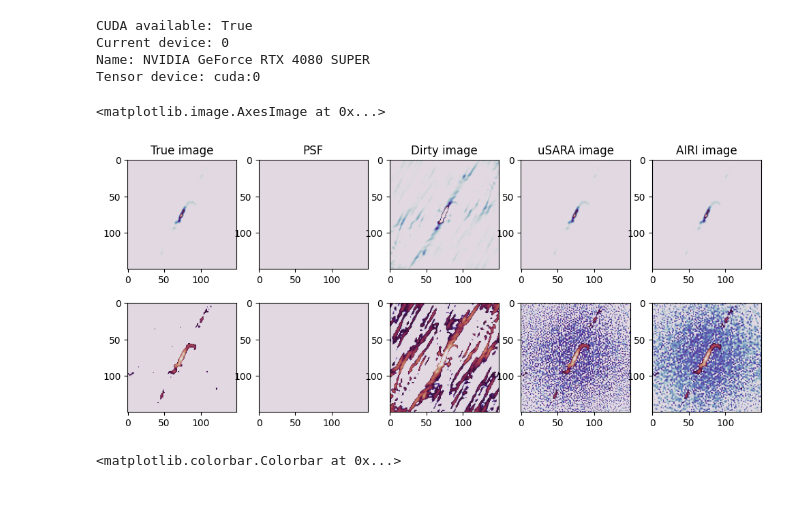
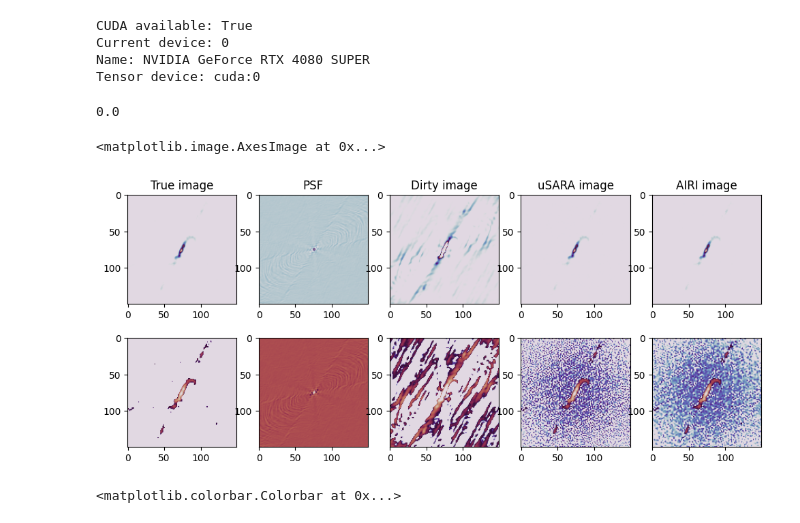
Before and after one commit to epfl-radio-astro/diffusionRI, a Jupyter notebook: ddrm_vs_usara.ipynb, the cells around one changed output. Drawn from its saved outputs; the diff is of its cells as text; code cells hidden in the pictures.

```diff
--- a/ddrm_vs_usara.ipynb
+++ b/ddrm_vs_usara.ipynb
@@ -41,38 +43,39 @@ from astropy.io import fits
 uSARA_image = fits.getdata("./data_compare/uSARA_heuRegScale_1.0_model_image.fits").astype(float)
 AIRI_image  = fits.getdata("./data_compare/AIRI_heuScale_1.0_model_image.fits").astype(float)
 nufft_dirty = fits.getdata("./data_compare/dirty.fits").astype(float)
-nufft_psf   = fits.getdata("./data_compare/psf.fits").astype(float)
-
+nufft_psf   = normalize(fits.getdata("./data_compare/psf.fits").astype(float))
+print(nufft_psf.min())
 #rescale the input image to go from 0 to 1
 shift = np.min(true_image)
 scale = np.max(true_image)
 true_image = (true_image-shift)/(scale-shift)
 
 
 lognorm = colors.SymLogNorm(linthresh=0.001,vmin=0,vmax=1)
 linnorm = colors.Normalize(vmin=0,vmax=1)
 
 fig, ax = plt.subplots(2,5, figsize=(12,5))
 ax = ax.flatten()
 ax[0].imshow(true_image,norm = linnorm, cmap = "twilight")
 ax[0].set_title("True image")
 ax[1].imshow(nufft_psf,norm = linnorm,cmap = "twilight")
 ax[1].set_title("PSF")
 ax[2].imshow(nufft_dirty,norm = linnorm,cmap = "twilight")
 ax[2].set_title("Dirty image")
 ax[3].imshow(uSARA_image,norm = linnorm,cmap = "twilight")
 ax[3].set_title("uSARA image")
 ax[4].imshow(AIRI_image,norm = linnorm,cmap = "twilight")
 ax[4].set_title("AIRI image")
 
 ax[5].imshow(true_image,norm = lognorm, cmap = "twilight")
 ax[6].imshow(nufft_psf,norm = lognorm,cmap = "twilight")
 ax[7].imshow(nufft_dirty,norm = lognorm,cmap = "twilight")
 ax[8].imshow(uSARA_image,norm = lognorm,cmap = "twilight")
 ax[9].imshow(AIRI_image,norm = lognorm,cmap = "twilight")
 # %% [output]
-<matplotlib.image.AxesImage at 0x...>
+0.0
+<matplotlib.image.AxesImage at 0x...>
-[figure, old version]
+[figure, new version]
 # %%
 fig, ax = plt.subplots(1,3, figsize=(12,5))
 ax = ax.flatten()
```
Also changed, not shown: parts of 25 cells of this notebook.
